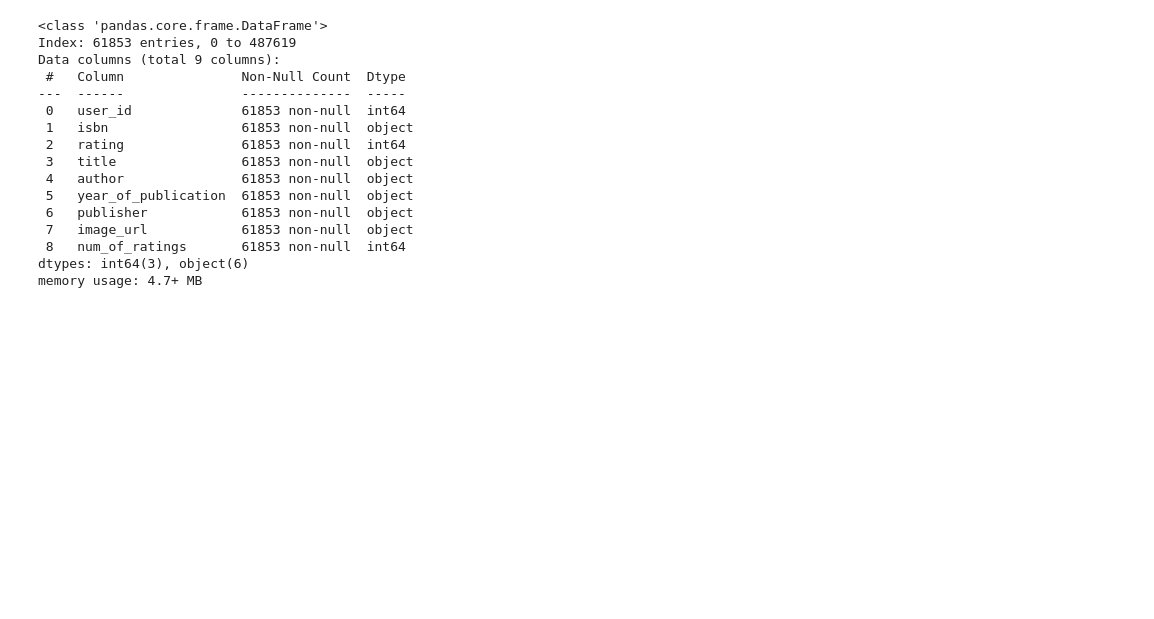
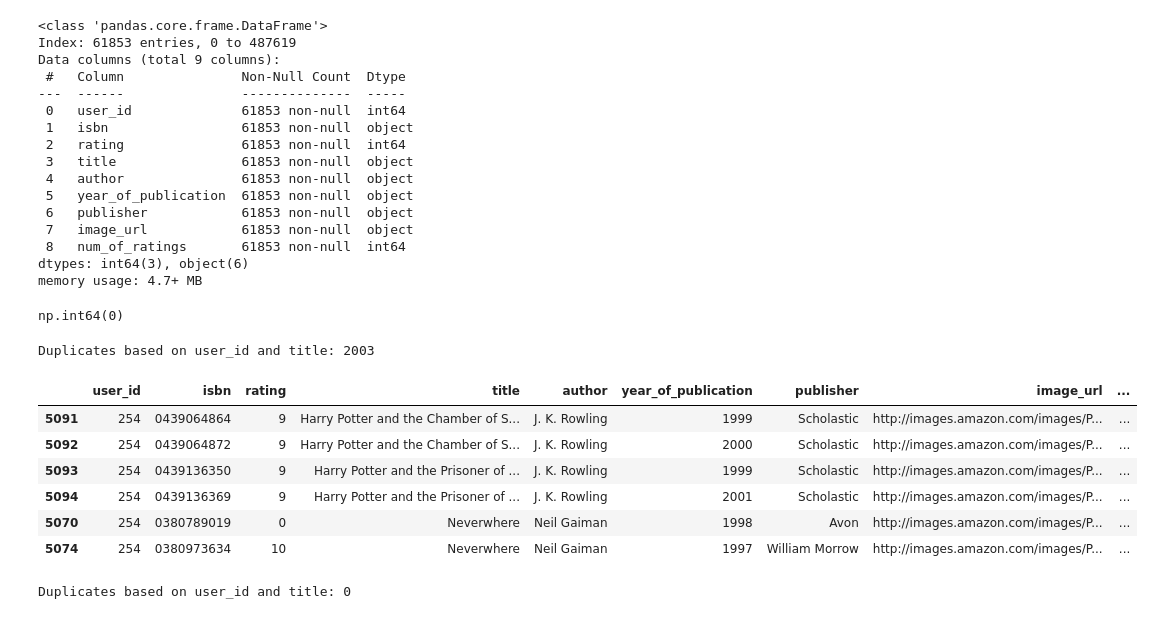
Before and after one commit to Zendin110206/End-to-End-Book-Recommendation-System, a Jupyter notebook: notebooks/research.ipynb, the cells around one changed output. Cells and saved outputs as stored; diff of their text form; code cells hidden in the pictures; blank space fills up the shorter version.

```diff
--- a/notebooks/research.ipynb
+++ b/notebooks/research.ipynb
@@ -337,3 +337,27 @@ Data columns (total 9 columns):
  8   num_of_ratings       61853 non-null  int64
 dtypes: int64(3), object(6)
 memory usage: 4.7+ MB
+# %%
+# Count the total number of duplicate rows
+final_rating.duplicated().sum()
+# %% [output]
+np.int64(0)
+# %%
+# Count the number of duplicate rows based on 'user_id' and 'title'
+duplicates = final_rating.duplicated(['user_id', 'title']).sum()
+print(f"Duplicates based on user_id and title: {duplicates}")
+
+# You should know the diiference and how it works between duplicated() and duplicated(subset=['user_id', 'title']). The first one checks for duplicate rows based on all columns, while the second one checks for duplicate rows based on a specific subset of columns (in this case, 'user_id' and 'title'). In the context of a recommendation system, we are often interested in identifying duplicate ratings from the same user for the same book, which is why we use the subset parameter to focus on those specific columns.
+# %% [output]
+Duplicates based on user_id and title: 2003
+# %%
+# Seeing the duplicate rows based on 'user_id' and 'title'
+final_rating[final_rating.duplicated(['user_id', 'title'], keep=False)].sort_values(['user_id', 'title']).head(6)
+# %% [output]
+|  | user_id | isbn | rating | title | author | year_of_publication | publisher | image_url | ... |
+| 5091 | 254 | 0439064864 | 9 | Harry Potter and the Chamber of S... | J. K. Rowling | 1999 | Scholastic | http://images.amazon.com/images/P... | ... |
+| 5092 | 254 | 0439064872 | 9 | Harry Potter and the Chamber of S... | J. K. Rowling | 2000 | Scholastic | http://images.amazon.com/images/P... | ... |
+| 5093 | 254 | 0439136350 | 9 | Harry Potter and the Prisoner of ... | J. K. Rowling | 1999 | Scholastic | http://images.amazon.com/images/P... | ... |
+| 5094 | 254 | 0439136369 | 9 | Harry Potter and the Prisoner of ... | J. K. Rowling | 2001 | Scholastic | http://images.amazon.com/images/P... | ... |
+| 5070 | 254 | 0380789019 | 0 | Neverwhere | Neil Gaiman | 1998 | Avon | http://images.amazon.com/images/P... | ... |
+| 5074 | 254 | 0380973634 | 10 | Neverwhere | Neil Gaiman | 1997 | William Morrow | http://images.amazon.com/images/P... | ... |
@@ -339,0 +367,5 @@ memory usage: 4.7+ MB
+# %%
+duplicates = final_rating.duplicated(['user_id', 'title']).sum()
+print(f"Duplicates based on user_id and title: {duplicates}")
+# %% [output]
+Duplicates based on user_id and title: 0
```
Also changed, not shown: parts of 16 cells of this notebook.
